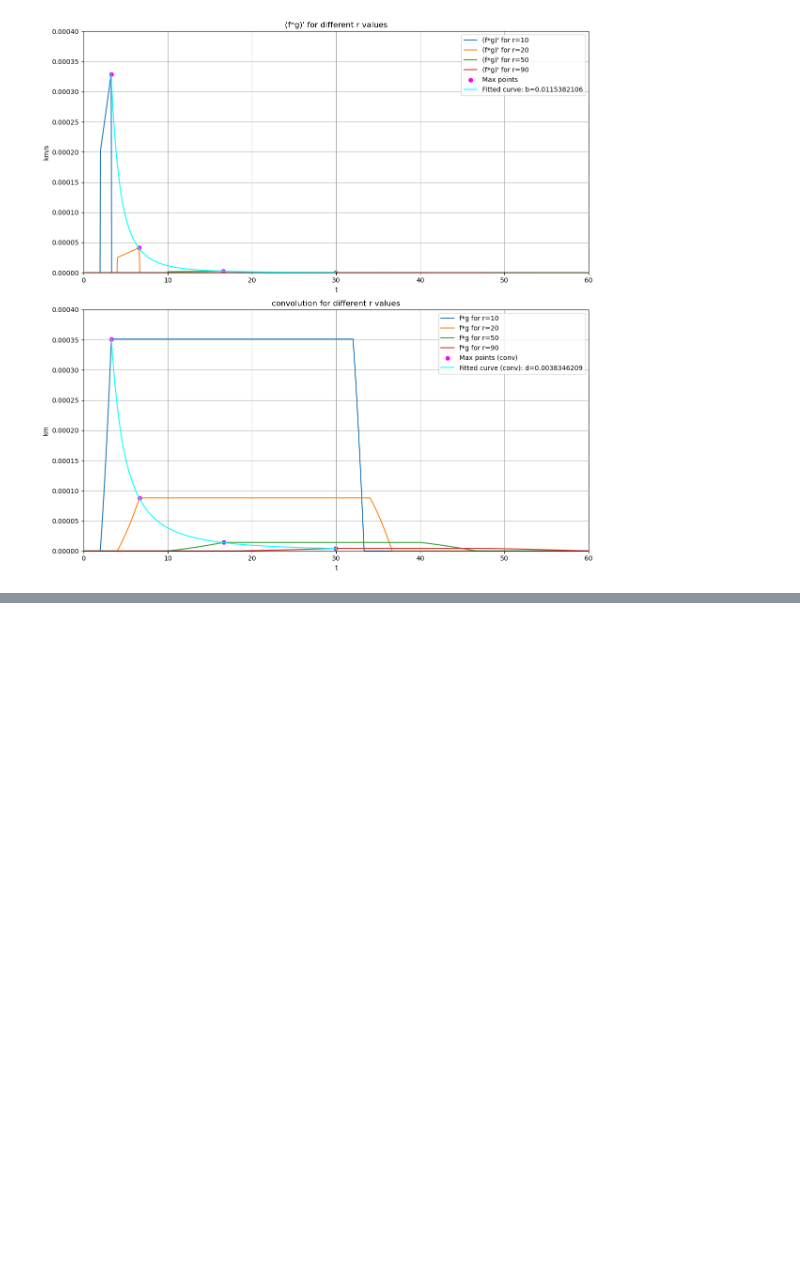
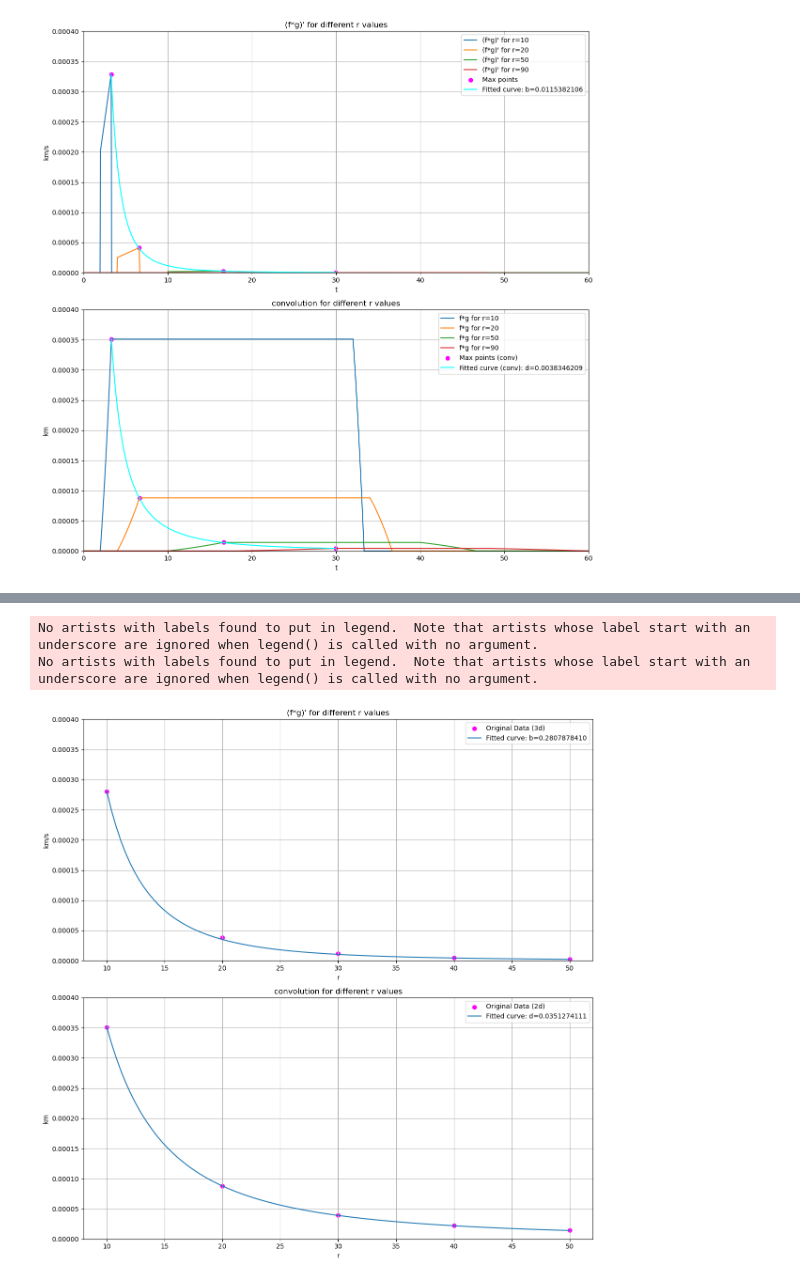
Before and after one commit to SKvr-46/Wavenumber_Spectrum, a Jupyter notebook: Convolution.ipynb, the cells around one changed output, grey strips where cells are left out. Drawn from its saved outputs; the diff is of its cells as text; code cells hidden in the pictures; blank space fills up the shorter version.

```diff
--- a/Convolution.ipynb
+++ b/Convolution.ipynb
@@ -960,0 +1198,61 @@ plt.show()
+# %%
+import matplotlib.pyplot as plt
+import numpy as np
+from scipy.optimize import curve_fit
+
+
+# フィッティング用の関数を定義
+def func_3d(t, b):
+    return b / t**3
+
+def func_2d(t, d):
+    return d / t**2
+
+# curve_fitを使用して、データを関数にフィットさせる
+params, _ = curve_fit(func_3d, r_values, max_values)
+b_opt = params[0]
+
+params_conv, _ = curve_fit(func_2d, r_values, max_values_conv)
+d_opt = params_conv[0]
+
+# フィットされた関数からの値を取得
+r_values_dense = np.linspace(min(r_values), max(r_values), 100)  # 密なxの範囲を生成
+
+y_fit_3d = func_3d(r_values_dense, b_opt)
+y_fit_2d = func_2d(r_values_dense, d_opt)
+
+# subplot設定
+fig, axs = plt.subplots(2, 1, figsize=(12, 12))
+
+# Add legends and titles
+for ax in axs:
+    ax.legend()
+    ax.grid(True)
+
+# 元のデータポイントとフィットされたカーブをプロット (3d)
+axs[0].scatter(r_values, max_values, color='magenta', label='Original Data (3d)')
+axs[0].plot(r_values_dense, y_fit_3d, label=f'Fitted curve: b={b_opt:.10f}')
+axs[0].set_ylim([0, 0.0004])
+axs[0].legend()
+
+# 元のデータポイントとフィットされたカーブをプロット (2d)
+axs[1].scatter(r_values , max_values_conv, color='magenta', label='Original Data (2d)')
+axs[1].plot(r_values_dense, y_fit_2d, label=f'Fitted curve: d={d_opt:.10f}')
+axs[1].set_ylim([0, 0.0004])
+axs[1].legend()
+
+# Titles and labels
+axs[0].set_title("(f*g)' for different r values")
+axs[0].set_xlabel('r')
+axs[0].set_ylabel('km/s')
+
+axs[1].set_title("convolution for different r values")
+axs[1].set_xlabel('r')
+axs[1].set_ylabel('km')
+
+plt.tight_layout()
+plt.show()
+# %% [output]
+No artists with labels found to put in legend.  Note that artists whose label start with an underscore are ignored when legend() is called with no argument.
+No artists with labels found to put in legend.  Note that artists whose label start with an underscore are ignored when legend() is called with no argument.
+[figure, added]
```
Also changed, not shown: parts of 9 cells of this notebook.
